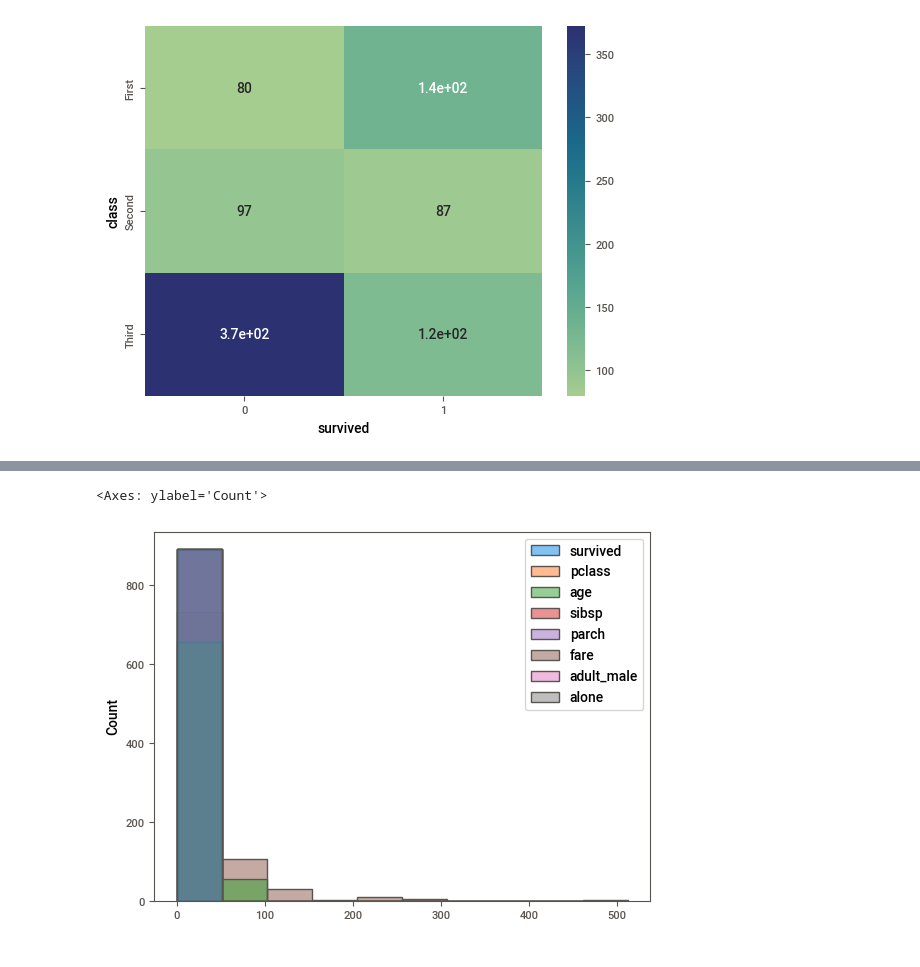
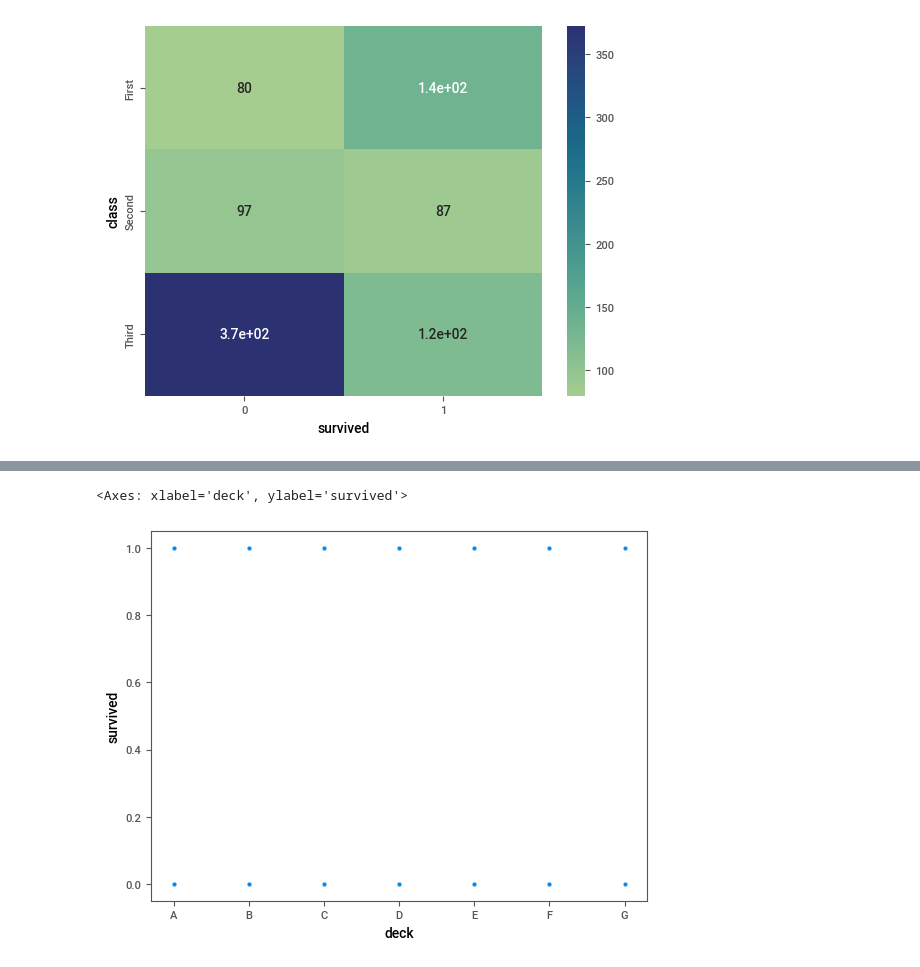
Before and after one commit to Sajida28/codespaces-jupyter, a Jupyter notebook: notebooks/HW4_P4_EDA .ipynb, the cells around one changed output, grey strips where cells are left out. Cells and saved outputs as stored; diff of their text form; code cells hidden in the pictures.

```diff
--- a/notebooks/HW4_P4_EDA .ipynb
+++ b/notebooks/HW4_P4_EDA .ipynb
@@ -169,5 +151,5 @@ sns.pairplot(data, hue ='alone')
-# %%
-sns.histplot(data = data, bins=10)
-# %% [output]
-<Axes: ylabel='Count'>
-[figure, removed]
+# %%
+sns.scatterplot(x=data['deck'], y =data['survived'])
+# %% [output]
+<Axes: xlabel='deck', ylabel='survived'>
+[figure, added]
```
Also changed, not shown: parts of 8 cells of this notebook.
